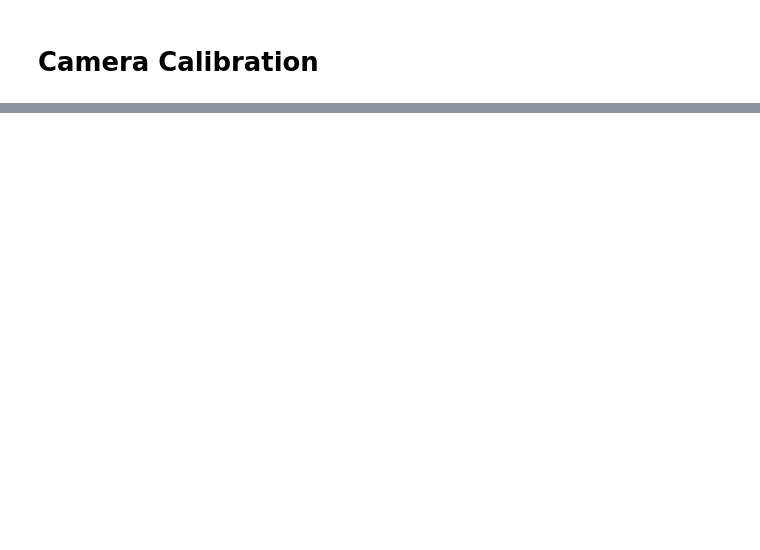
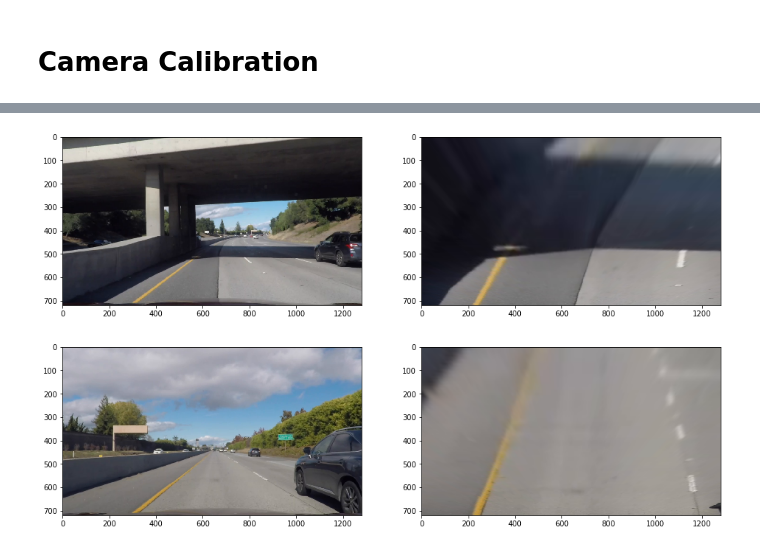
Before and after one commit to jjw2/SDC_Term1_P4, a Jupyter notebook: SDC_Term1_P4.ipynb, the cells around one changed output, grey strips where cells are left out. Saved outputs shown, nothing was run; the diff lists cells and outputs as text; code cells hidden in the pictures; blank space fills up the shorter version.

```diff
--- a/SDC_Term1_P4.ipynb
+++ b/SDC_Term1_P4.ipynb
@@ -135,0 +170,8 @@ def corners_unwarp(img, nx, ny, mtx, dist):
+# %%
+# Try on a few images from the video
+
+plot_sbs(undist_imgs[0], warpPers(undist_imgs[0]))
+plot_sbs(undist_imgs[1], warpPers(undist_imgs[1]))
+# %% [output]
+[figure, added]
+[figure, added]
```
Also changed, not shown: parts of 13 cells of this notebook, 2 other files.
